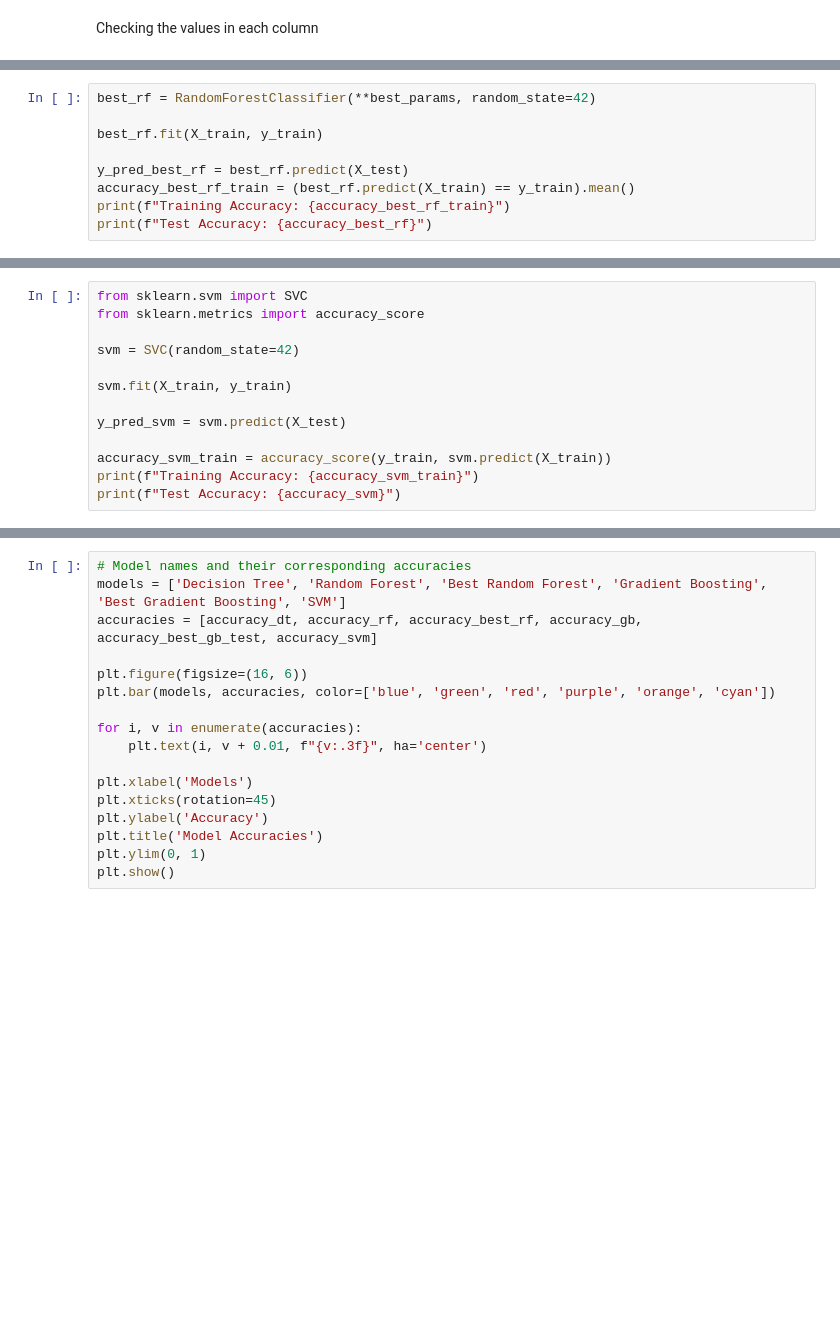
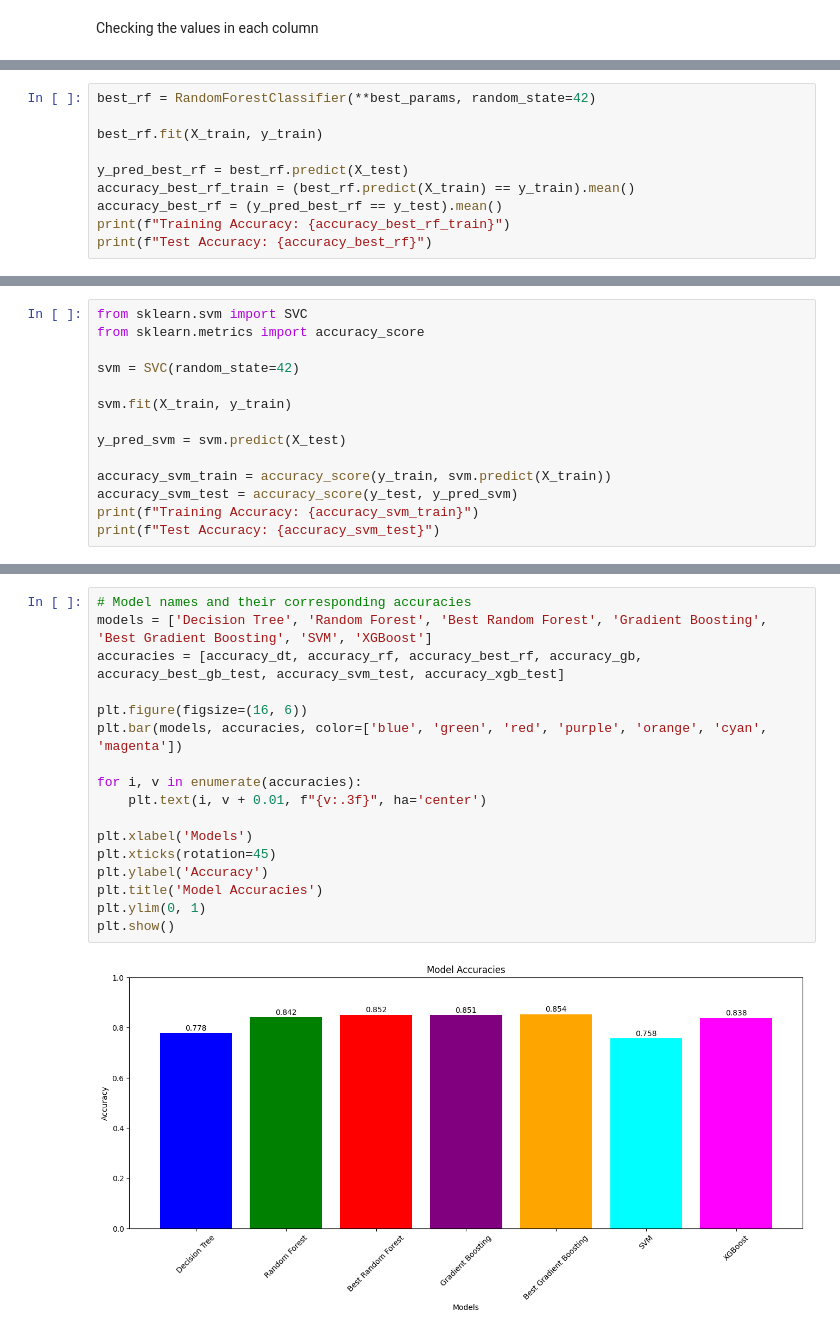
Before and after one commit to Rhy-Shah/BankCustomerSegmentation, a Jupyter notebook: code.ipynb, the cells around one changed output, grey strips where cells are left out. Drawn from its saved outputs; the diff is of its cells as text; blank space fills up the shorter version.

```diff
--- a/code.ipynb
+++ b/code.ipynb
@@ -191,5 +381,6 @@ best_rf.fit(X_train, y_train)
 
 y_pred_best_rf = best_rf.predict(X_test)
 accuracy_best_rf_train = (best_rf.predict(X_train) == y_train).mean()
+accuracy_best_rf = (y_pred_best_rf == y_test).mean()
 print(f"Training Accuracy: {accuracy_best_rf_train}")
 print(f"Test Accuracy: {accuracy_best_rf}")
@@ -243,5 +465,6 @@ svm.fit(X_train, y_train)
 y_pred_svm = svm.predict(X_test)
 
 accuracy_svm_train = accuracy_score(y_train, svm.predict(X_train))
+accuracy_svm_test = accuracy_score(y_test, y_pred_svm)
 print(f"Training Accuracy: {accuracy_svm_train}")
-print(f"Test Accuracy: {accuracy_svm}")
+print(f"Test Accuracy: {accuracy_svm_test}")
@@ -260,17 +492,19 @@ print(f"Test Accuracy: {accuracy_xgb_test}")
 # %%
 # Model names and their corresponding accuracies
-models = ['Decision Tree', 'Random Forest', 'Best Random Forest', 'Gradient Boosting', 'Best Gradient Boosting', 'SVM']
-accuracies = [accuracy_dt, accuracy_rf, accuracy_best_rf, accuracy_gb, accuracy_best_gb_test, accuracy_svm]
+models = ['Decision Tree', 'Random Forest', 'Best Random Forest', 'Gradient Boosting', 'Best Gradient Boosting', 'SVM', 'XGBoost']
+accuracies = [accuracy_dt, accuracy_rf, accuracy_best_rf, accuracy_gb, accuracy_best_gb_test, accuracy_svm_test, accuracy_xgb_test]
 
 plt.figure(figsize=(16, 6))
-plt.bar(models, accuracies, color=['blue', 'green', 'red', 'purple', 'orange', 'cyan'])
+plt.bar(models, accuracies, color=['blue', 'green', 'red', 'purple', 'orange', 'cyan', 'magenta'])
 
 for i, v in enumerate(accuracies):
     plt.text(i, v + 0.01, f"{v:.3f}", ha='center')
 
 plt.xlabel('Models')
 plt.xticks(rotation=45)
 plt.ylabel('Accuracy')
 plt.title('Model Accuracies')
 plt.ylim(0, 1)
 plt.show()
+# %% [output]
+[figure, added]
```
Also changed, not shown: parts of 27 cells of this notebook.
